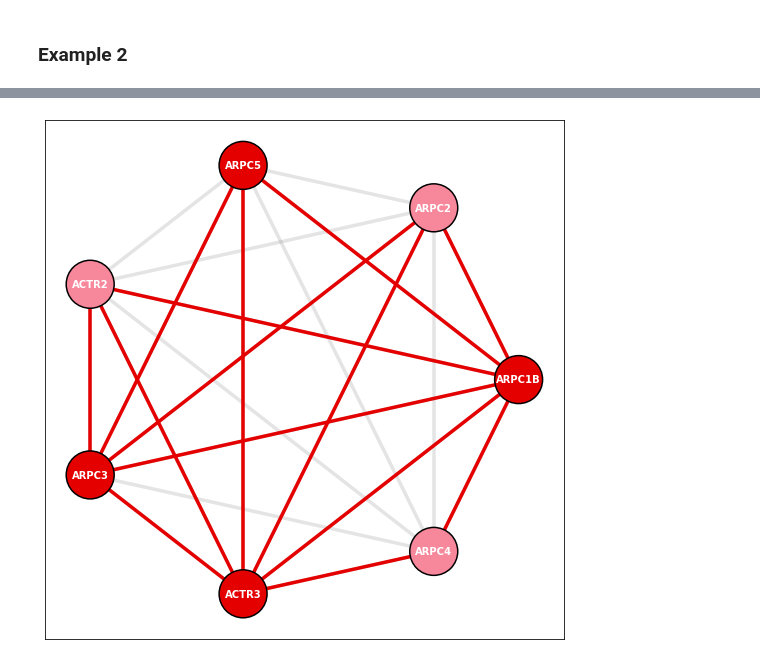
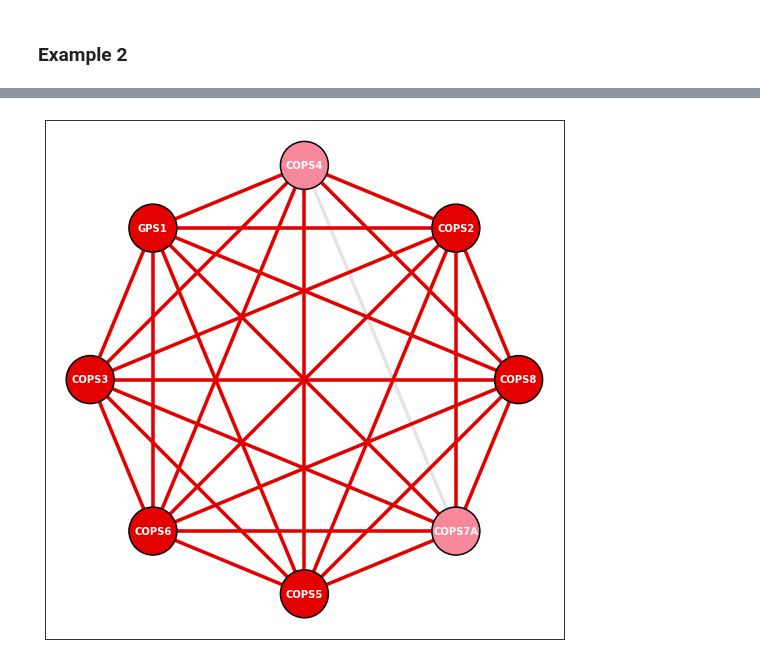
Before and after one commit to ccb-hms/BioPlexPy, a Jupyter notebook: BioPlex_Examples.ipynb, the cells around one changed output, grey strips where cells are left out. Drawn from its saved outputs; the diff is of its cells as text; code cells hidden in the pictures.

Commit message:
added examples for new CORUM complex network visual functionality, examples compare 293T and HCT116 PPI data using diff colors

```diff
--- a/BioPlex_Examples.ipynb
+++ b/BioPlex_Examples.ipynb
@@ -361,4 +382,4 @@ See the caveats in the documentation: https://pandas.pydata.org/pandas-docs/stab
 # %%
-display_PPI_network_for_complex(bp_PPI_df, Corum_DF, 'Arp2/3 protein complex', 2300, 3.5, '/n/shared_db/ccb/bioplex/BioPlexPy_testing/figures/network_293T_3.0_Arp2-3-complex.png')
+display_PPI_network_for_complex(getBioPlex('293T', '3.0'), getCorum('core', 'Human'), 'COP9 signalosome complex', 2300, 3.5, 'xkcd:red', 'xkcd:rose pink', 'xkcd:red', '/n/shared_db/ccb/bioplex/BioPlexPy_testing/figures/network_293T_3.0_COP9-signalsome-complex.png')
 # %% [output]
-[figure, old version]
+[figure, new version]
```
Also changed, not shown: parts of 11 cells of this notebook.
